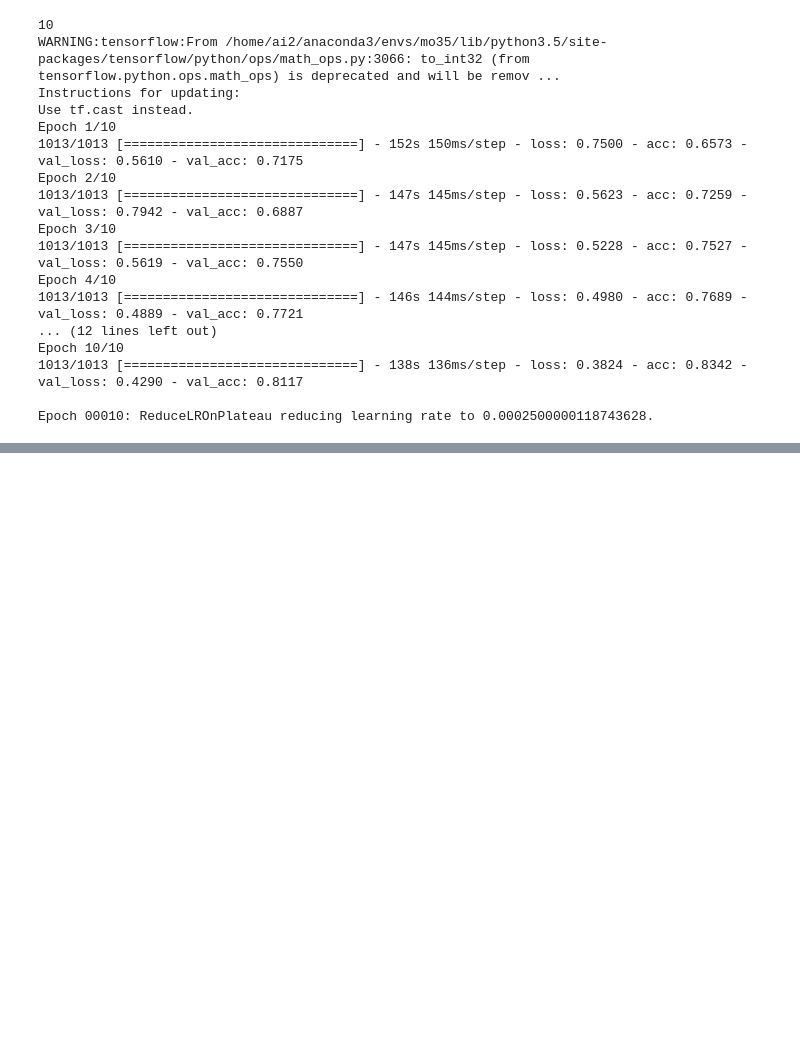
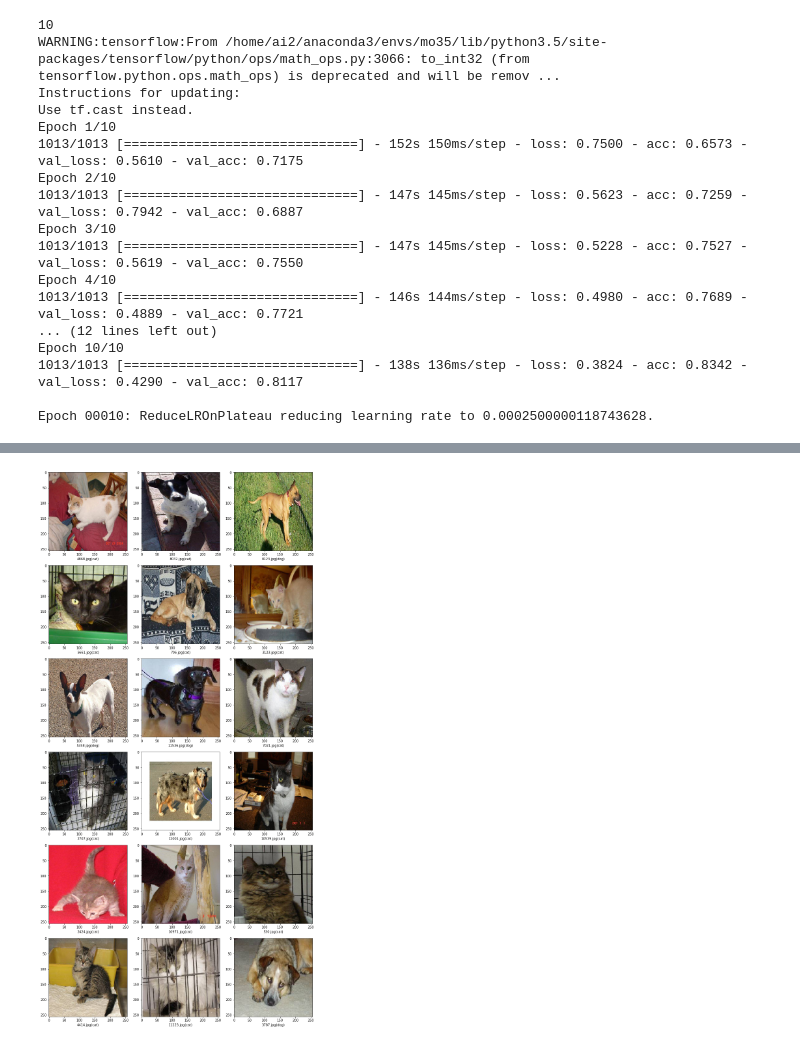
Before and after one commit to reddimohan/Custom-image-classification-using-Inception-v3, a Jupyter notebook: custom-image-classification-gpu.ipynb, the cells around one changed output, grey strips where cells are left out. Drawn from its saved outputs; the diff is of its cells as text; code cells hidden in the pictures; blank space fills up the shorter version.

```diff
--- a/custom-image-classification-gpu.ipynb
+++ b/custom-image-classification-gpu.ipynb
@@ -252,0 +320,12 @@ model.save('architecure.h5')
+# %%
+test_gen = ImageDataGenerator(rescale=1./255)
+test_generator = test_gen.flow_from_dataframe(
+    test_df,
+    test_dir,
+    x_col='filename',
+    y_col=None,
+    class_mode=None,
+    target_size=IMAGE_SIZE,
+    batch_size=batch_size,
+    shuffle=False
+)
@@ -252,0 +336,2 @@ model.save('architecure.h5')
+# %%
+predict = model.predict_generator(test_generator, steps=np.ceil(nb_samples/batch_size))
@@ -252,0 +348,3 @@ model.save('architecure.h5')
+# %%
+test_df['category'] = np.argmax(predict, axis=-1)
+test_df.head()
@@ -252,0 +358,8 @@ model.save('architecure.h5')
+# %%
+label_map = dict((v,k) for k,v in train_generator.class_indices.items())
+test_df['category'] = test_df['category'].replace(label_map)
+
+# test_df['category'] = test_df['category'].replace({ 'dog': 1, 'cat': 0 })
+test_df["category"] = test_df["category"].replace({0: 'cat', 1: 'dog'})
+
+test_df.head()
@@ -252,0 +373,17 @@ model.save('architecure.h5')
+# %%
+from keras.preprocessing import image
+
+sample_test = test_df.head(18)
+sample_test.head()
+plt.figure(figsize=(12, 24))
+for index, row in sample_test.iterrows():
+    filename = row['filename']
+    category = row['category']
+    img = image.load_img(test_dir + "/" + filename, target_size=IMAGE_SIZE)
+    plt.subplot(6, 3, index+1)
+    plt.imshow(img)
+    plt.xlabel(filename + '(' + "{}".format(category) + ')' )
+plt.tight_layout()
+plt.show()
+# %% [output]
+[figure, added]
```
Also changed, not shown: parts of 19 cells of this notebook.
